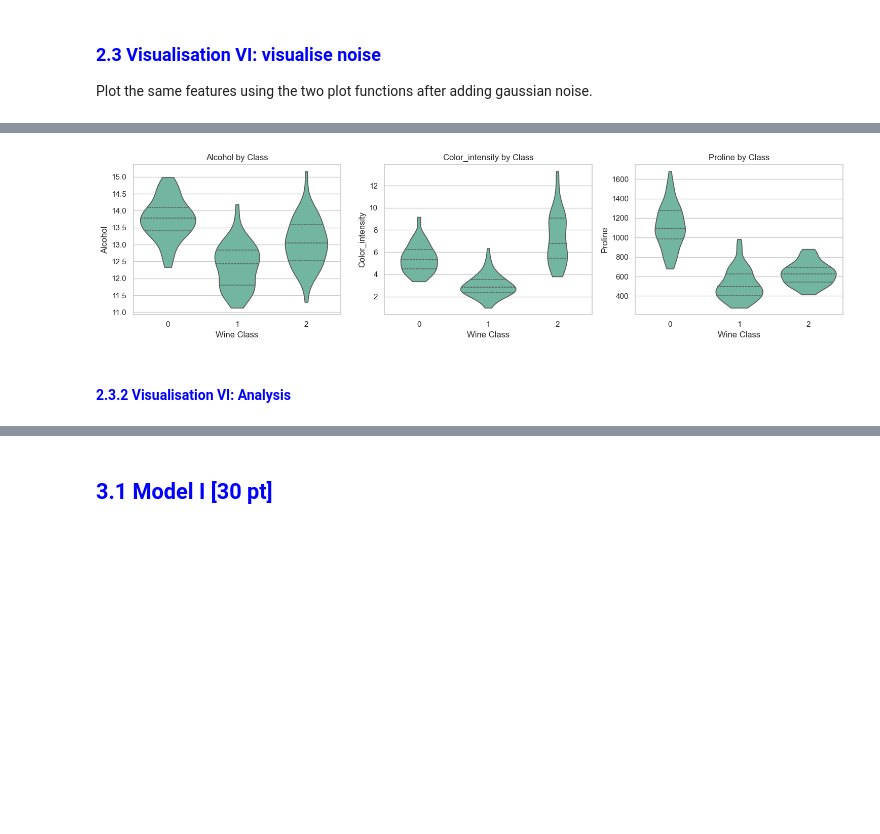
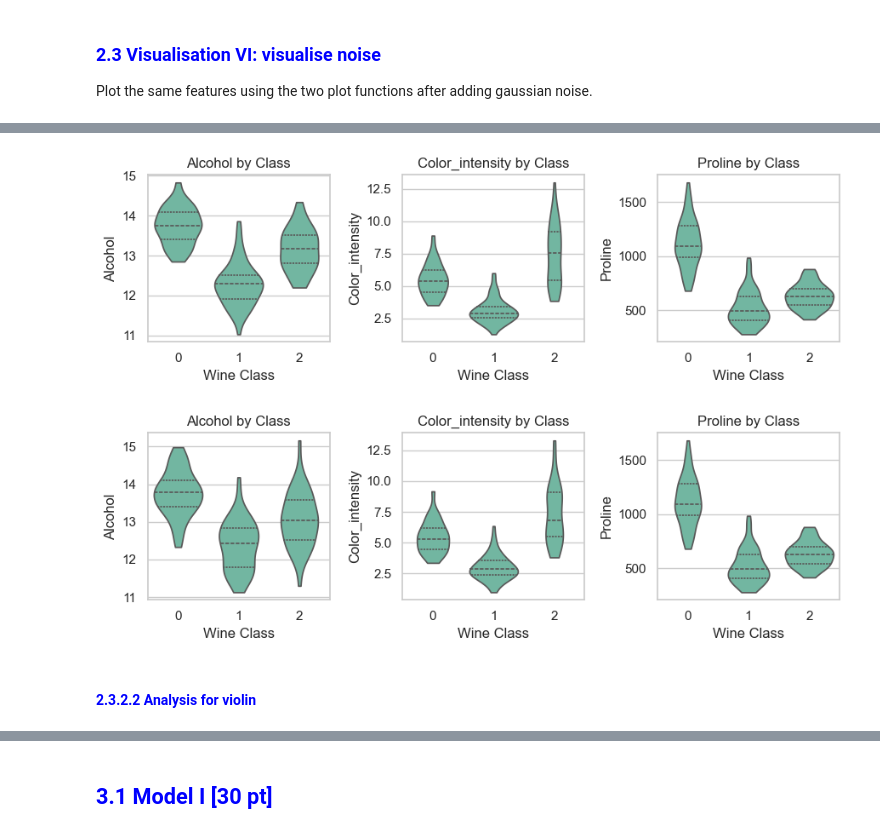
Before and after one commit to TheKusz/ML_DSM040-2025-APR, a Jupyter notebook: CW 1/DSM040-CW1.ipynb, the cells around one changed output, grey strips where cells are left out. Cells and saved outputs as stored; diff of their text form; code cells hidden in the pictures; blank space fills up the shorter version.

```diff
--- a/CW 1/DSM040-CW1.ipynb
+++ b/CW 1/DSM040-CW1.ipynb
@@ -406,6 +411,10 @@ my_plot_grid(X_alc_colour_proline_noisy, y_alc_colour_proline_noisy)
-# %%
-my_plot_violin(X_alc_colour_proline_noisy, y_alc_colour_proline_noisy, alc_colour_proline_features)
-# %% [output]
-[figure, removed]
+# %%
+clean_plot = my_plot_violin(X_alc_colour_proline_df, y_alc_colour_proline_df, alc_colour_proline_features, height=3)
+noisy_plot = my_plot_violin(X_alc_colour_proline_noisy, y_alc_colour_proline_noisy, alc_colour_proline_features, height=3)
+
+plt.show()
+# %% [output]
+[figure, added]
+[figure, added]
 # %% [markdown]
-#### <font color='blue'> 2.3.2 Visualisation VI: Analysis</font>
+#### <font color='blue'>2.3.2.2 Analysis for violin</font>
```
Also changed, not shown: parts of 9 cells of this notebook.
